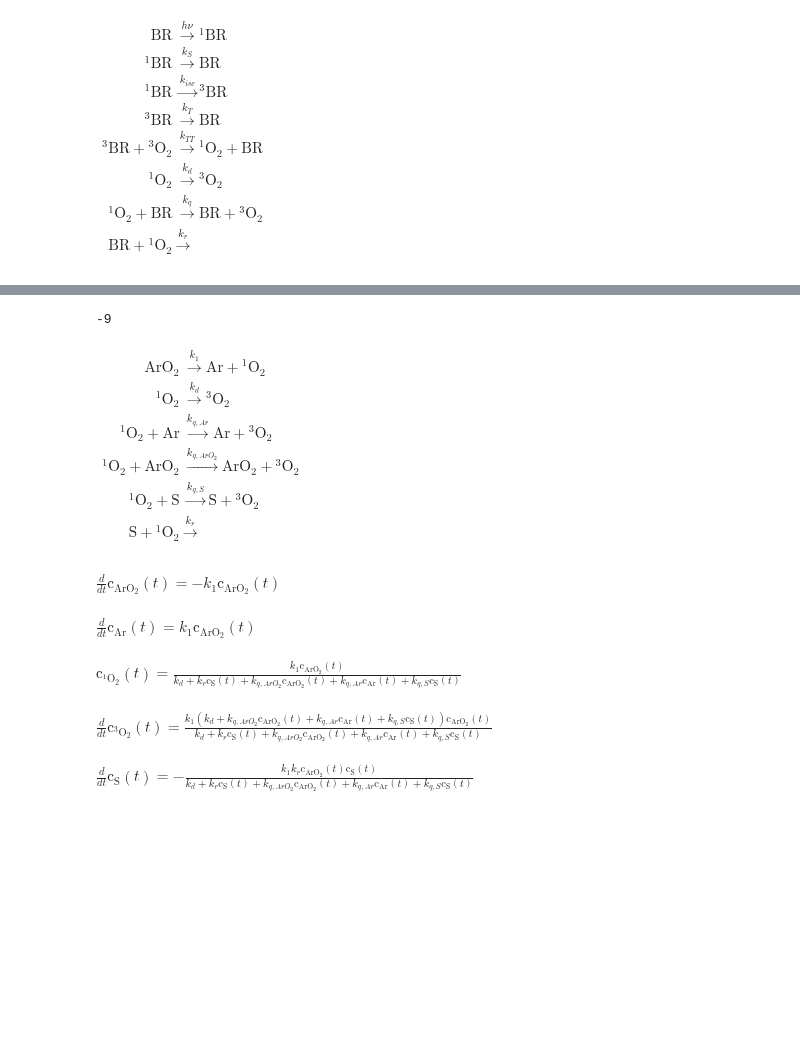
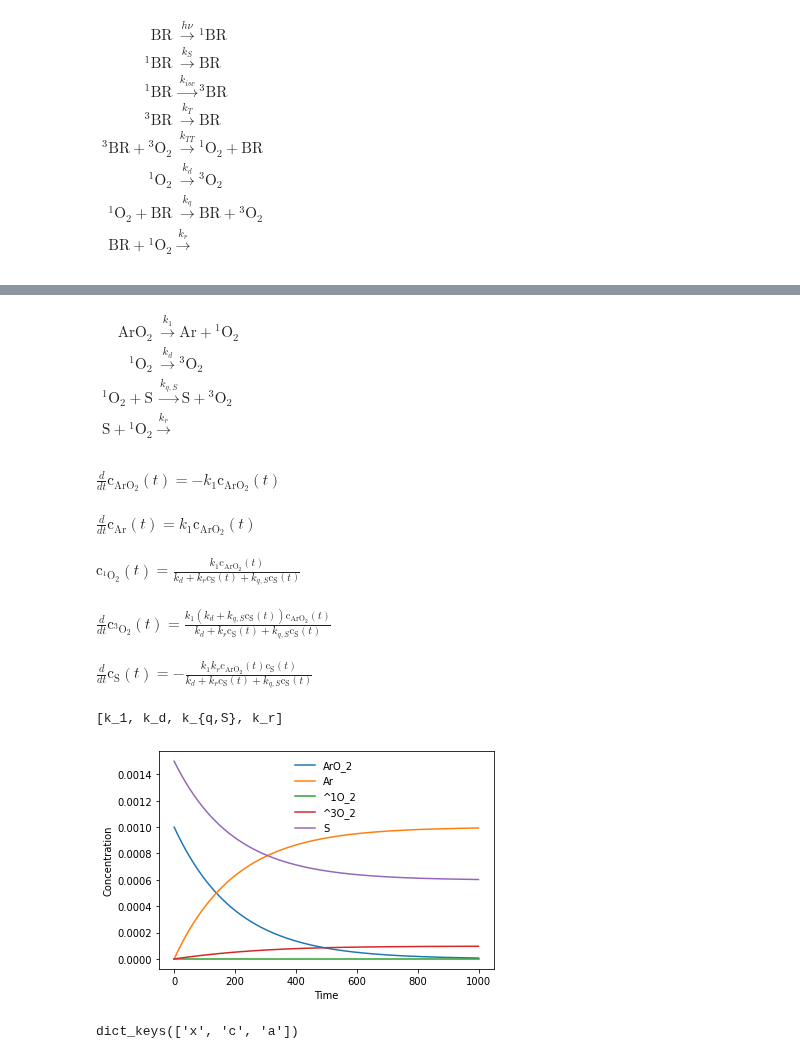
Before and after one commit to dmadea/Photo-Kinetic-Simulator, a Jupyter notebook: Simulator.ipynb, the cells around one changed output, grey strips where cells are left out. Saved outputs shown, nothing was run; the diff lists cells and outputs as text; code cells hidden in the pictures; blank space fills up the shorter version.

Commit message:
model simulation, part 1

```diff
--- a/Simulator.ipynb
+++ b/Simulator.ipynb
@@ -108,42 +97,38 @@ $\displaystyle \operatorname{c_{^1O_2}}{\left(t \right)} = \frac{J \phi_{isc} k_
-# %%
-from sympy import lambdify
-
-J = model.symbols['flux']
-k_S, k_isc, k_T, k_TT, k_d, k_q, k_r = model.symbols['rate_constants']
-_, c, *_ = model.symbols['compartments']
-
-
-f = lambdify([J, k_S, k_isc, c], model.symbols['equations'][1].rhs, 'numpy')
-
-
-
-# model.symbols['equations'][1].rhs
-
-f(1, 1, 1, 5)
-# %% [output]
--9
 # %%
 str_model = """
 ArO_2 --> Ar + ^1O_2             // k_1  # absorption and singlet state decay
 ^1O_2 --> ^3O_2                  // k_d
-^1O_2 + Ar --> Ar + ^3O_2         // k_{q,Ar}
-^1O_2 + ArO_2 --> ArO_2 + ^3O_2     // k_{q,ArO_2}
+# ^1O_2 + Ar --> Ar + ^3O_2         // k_{q,Ar}
+# ^1O_2 + ArO_2 --> ArO_2 + ^3O_2     // k_{q,ArO_2}
 ^1O_2 + S --> S + ^3O_2           // k_{q,S}
 S + ^1O_2 -->                      // k_r
 """
 
 model = PhotoKineticSymbolicModel.from_text(str_model)
 
-model.pprint_model()
+model.print_model()
 print('\n')
 # model.pprint_equations()
 # print('\n')
 
 model.steady_state_approx(['^1O_2'])  # set the species for SS approximation
 # %% [output]
-$\displaystyle \begin{align}\mathrm{ArO_2} &\xrightarrow{k_1} \mathrm{Ar} + \mathrm{^1O_2} \\\mathrm{^1O_2} &\xrightarrow{k_d} \mathrm{^3O_2} \\\mathrm{^1O_2} + \mathrm{Ar} &\xrightarrow{k_{q,Ar}} \mathrm{Ar} + \mathrm{^3O_2} \\\mathrm{^1O_2} + \mathrm{ArO_2} &\xrightarrow{k_{q,ArO_2}} \mathrm{ArO_2} + \mathrm{^3O_2} \\\mathrm{^1O_2} + \mathrm{S} &\xrightarrow{k_{q,S}} \mathrm{S} + \mathrm{^3O_2} \\\mathrm{S} + \mathrm{^1O_2} &\xrightarrow{k_r}  \\\end{align}$
+$\displaystyle \begin{align}\mathrm{ArO_2} &\xrightarrow{k_1} \mathrm{Ar} + \mathrm{^1O_2} \\\mathrm{^1O_2} &\xrightarrow{k_d} \mathrm{^3O_2} \\\mathrm{^1O_2} + \mathrm{S} &\xrightarrow{k_{q,S}} \mathrm{S} + \mathrm{^3O_2} \\\mathrm{S} + \mathrm{^1O_2} &\xrightarrow{k_r}  \\\end{align}$
 $\displaystyle \frac{d}{d t} \operatorname{c_{ArO_2}}{\left(t \right)} = - k_{1} \operatorname{c_{ArO_2}}{\left(t \right)}$
 $\displaystyle \frac{d}{d t} \operatorname{c_{Ar}}{\left(t \right)} = k_{1} \operatorname{c_{ArO_2}}{\left(t \right)}$
-$\displaystyle \operatorname{c_{^1O_2}}{\left(t \right)} = \frac{k_{1} \operatorname{c_{ArO_2}}{\left(t \right)}}{k_{d} + k_{r} \operatorname{c_{S}}{\left(t \right)} + k_{q,ArO_2} \operatorname{c_{ArO_2}}{\left(t \right)} + k_{q,Ar} \operatorname{c_{Ar}}{\left(t \right)} + k_{q,S} \operatorname{c_{S}}{\left(t \right)}}$
+$\displaystyle \operatorname{c_{^1O_2}}{\left(t \right)} = \frac{k_{1} \operatorname{c_{ArO_2}}{\left(t \right)}}{k_{d} + k_{r} \operatorname{c_{S}}{\left(t \right)} + k_{q,S} \operatorname{c_{S}}{\left(t \right)}}$
-$\displaystyle \frac{d}{d t} \operatorname{c_{^3O_2}}{\left(t \right)} = \frac{k_{1} \left(k_{d} + k_{q,ArO_2} \operatorname{c_{ArO_2}}{\left(t \right)} + k_{q,Ar} \operatorname{c_{Ar}}{\left(t \right)} + k_{q,S} \operatorname{c_{S}}{\left(t \right)}\right) \operatorname{c_{ArO_2}}{\left(t \right)}}{k_{d} + k_{r} \operatorname{c_{S}}{\left(t \right)} + k_{q,ArO_2} \operatorname{c_{ArO_2}}{\left(t \right)} + k_{q,Ar} \operatorname{c_{Ar}}{\left(t \right)} + k_{q,S} \operatorname{c_{S}}{\left(t \right)}}$
+$\displaystyle \frac{d}{d t} \operatorname{c_{^3O_2}}{\left(t \right)} = \frac{k_{1} \left(k_{d} + k_{q,S} \operatorname{c_{S}}{\left(t \right)}\right) \operatorname{c_{ArO_2}}{\left(t \right)}}{k_{d} + k_{r} \operatorname{c_{S}}{\left(t \right)} + k_{q,S} \operatorname{c_{S}}{\left(t \right)}}$
-$\displaystyle \frac{d}{d t} \operatorname{c_{S}}{\left(t \right)} = - \frac{k_{1} k_{r} \operatorname{c_{ArO_2}}{\left(t \right)} \operatorname{c_{S}}{\left(t \right)}}{k_{d} + k_{r} \operatorname{c_{S}}{\left(t \right)} + k_{q,ArO_2} \operatorname{c_{ArO_2}}{\left(t \right)} + k_{q,Ar} \operatorname{c_{Ar}}{\left(t \right)} + k_{q,S} \operatorname{c_{S}}{\left(t \right)}}$
+$\displaystyle \frac{d}{d t} \operatorname{c_{S}}{\left(t \right)} = - \frac{k_{1} k_{r} \operatorname{c_{ArO_2}}{\left(t \right)} \operatorname{c_{S}}{\left(t \right)}}{k_{d} + k_{r} \operatorname{c_{S}}{\left(t \right)} + k_{q,S} \operatorname{c_{S}}{\left(t \right)}}$
+# %%
+print(model.symbols['rate_constants'])
+model.simulate_model([5e-3, 1/9.5e-6, 1e4, 1e9], [1e-3, 0, 0, 0, 1.5e-3], t_max=1e3, yscale='linear')
+# %% [output]
+[k_1, k_d, k_{q,S}, k_r]
+[figure, added]
+# %%
+
+a = {'x': 5, 'c': 84, 'a': 'aa'}
+a
+a.keys()
+# %% [output]
+dict_keys(['x', 'c', 'a'])
```
Also changed, not shown: parts of 2 cells of this notebook, 1 other file.
